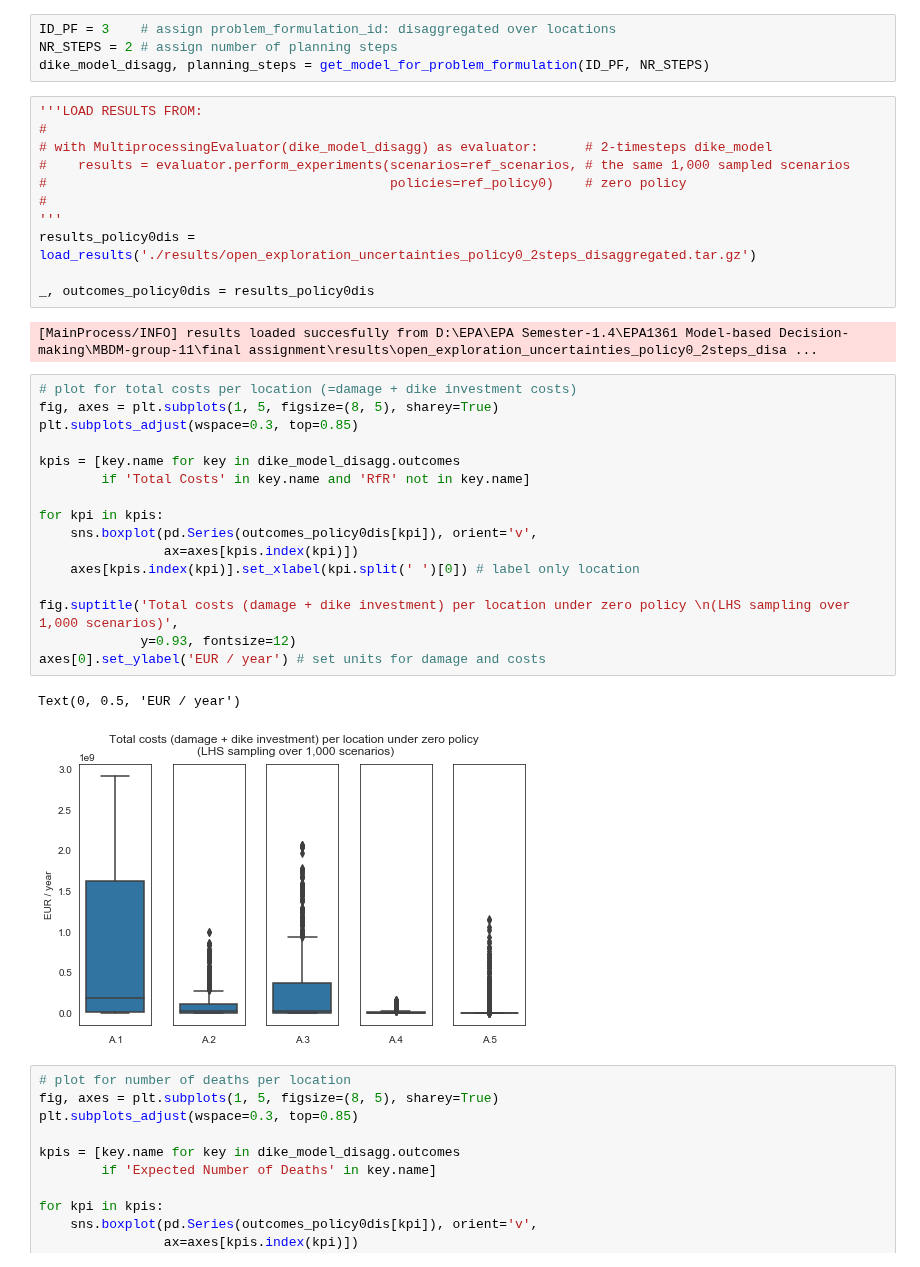
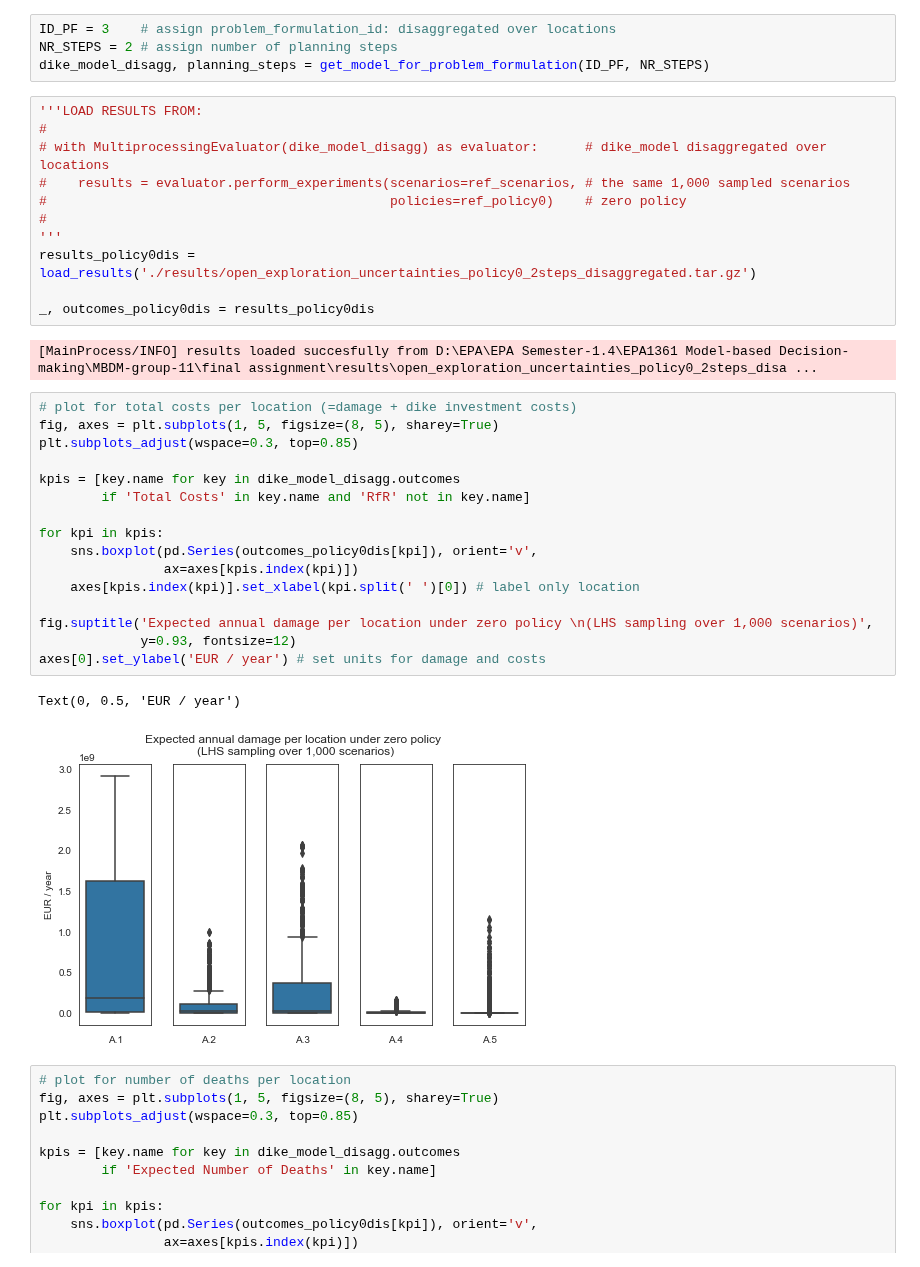
Before and after one commit to pdebiase/MBDM-group-11, a Jupyter notebook: final assignment/Open exploration Uncertainties.ipynb, the cells around one changed output. Saved outputs shown, nothing was run; the diff lists cells and outputs as text.

```diff
--- a/final assignment/Open exploration Uncertainties.ipynb
+++ b/final assignment/Open exploration Uncertainties.ipynb
@@ -326,7 +326,7 @@ dike_model_disagg, planning_steps = get_model_for_problem_formulation(ID_PF, NR_
 # %%
 '''LOAD RESULTS FROM:
 #
-# with MultiprocessingEvaluator(dike_model_disagg) as evaluator:      # 2-timesteps dike_model
+# with MultiprocessingEvaluator(dike_model_disagg) as evaluator:      # dike_model disaggregated over locations
 #    results = evaluator.perform_experiments(scenarios=ref_scenarios, # the same 1,000 sampled scenarios
 #                                            policies=ref_policy0)    # zero policy
 #
@@ -339,22 +339,22 @@ _, outcomes_policy0dis = results_policy0dis
 # %%
 # plot for total costs per location (=damage + dike investment costs)
 fig, axes = plt.subplots(1, 5, figsize=(8, 5), sharey=True)
 plt.subplots_adjust(wspace=0.3, top=0.85)
 
 kpis = [key.name for key in dike_model_disagg.outcomes
         if 'Total Costs' in key.name and 'RfR' not in key.name]
 
 for kpi in kpis:
     sns.boxplot(pd.Series(outcomes_policy0dis[kpi]), orient='v',
                 ax=axes[kpis.index(kpi)])
     axes[kpis.index(kpi)].set_xlabel(kpi.split(' ')[0]) # label only location
 
-fig.suptitle('Total costs (damage + dike investment) per location under zero policy \n(LHS sampling over 1,000 scenarios)',
+fig.suptitle('Expected annual damage per location under zero policy \n(LHS sampling over 1,000 scenarios)',
              y=0.93, fontsize=12)
 axes[0].set_ylabel('EUR / year') # set units for damage and costs
 # %% [output]
 Text(0, 0.5, 'EUR / year')
-[figure, old version]
+[figure, new version]
 # %%
 # plot for number of deaths per location
 fig, axes = plt.subplots(1, 5, figsize=(8, 5), sharey=True)
```
Also changed, not shown: parts of 2 cells of this notebook.
